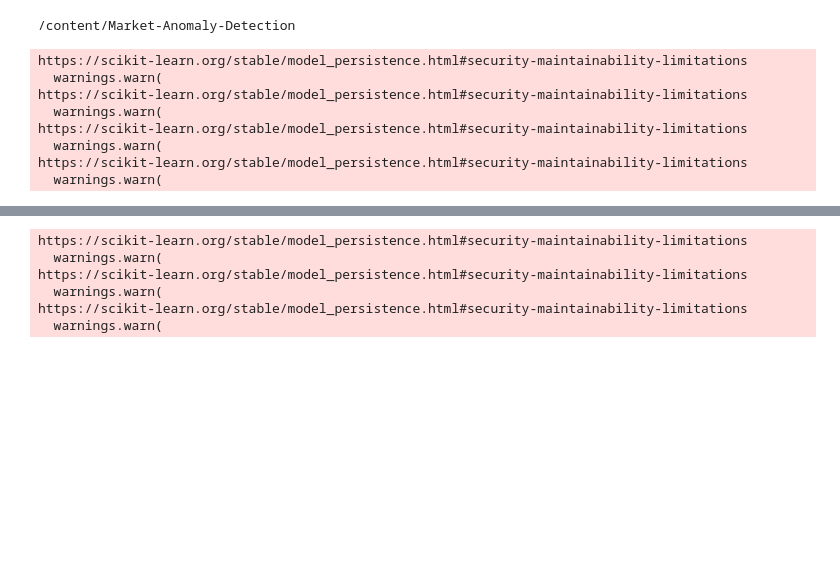
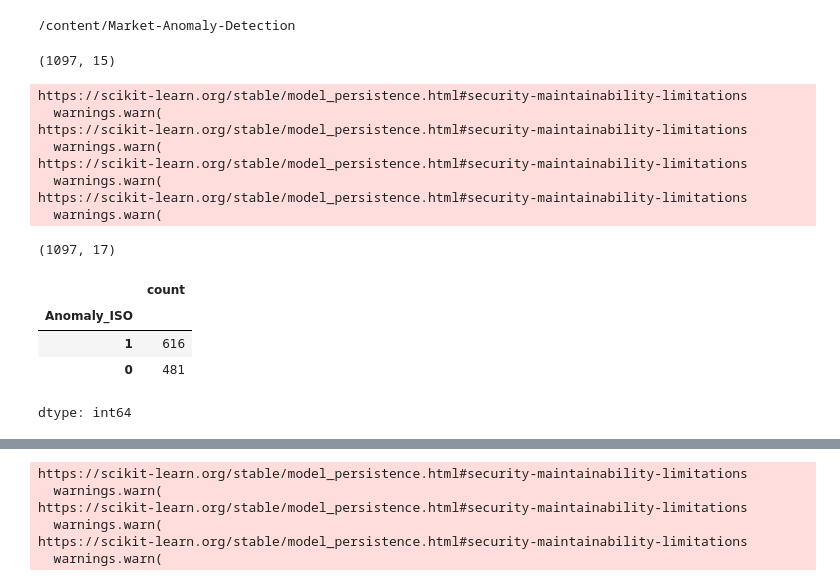
Before and after one commit to Sruthij93/Market-Anomaly-Detection, a Jupyter notebook: Market_Anomaly_Milestone2.ipynb, the cells around one changed output, grey strips where cells are left out. Saved outputs shown, nothing was run; the diff lists cells and outputs as text; code cells hidden in the pictures; blank space fills up the shorter version.

```diff
--- a/Market_Anomaly_Milestone2.ipynb
+++ b/Market_Anomaly_Milestone2.ipynb
@@ -39,6 +39,10 @@ Resolving deltas: 100% (39/39), done.
 /content/Market-Anomaly-Detection
 # %%
 sim_data = pd.read_csv('/content/Market-Anomaly-Detection/sim_financial_data.csv')
+# %%
+sim_data.shape
+# %% [output]
+(1097, 15)
 # %%
 # Clean the test data and conduct preprocessing
 
@@ -130,3 +137,15 @@ https://scikit-learn.org/stable/model_persistence.html#security-maintainability-
   warnings.warn(
 https://scikit-learn.org/stable/model_persistence.html#security-maintainability-limitations
   warnings.warn(
+# %%
+data_copy.shape
+# %% [output]
+(1097, 17)
+# %%
+data_copy['Anomaly_ISO'].value_counts()
+# %% [output]
+|  | count |
+| Anomaly_ISO |  |
+| 1 | 616 |
+| 0 | 481 |
+dtype: int64
```
Also changed, not shown: parts of 15 cells of this notebook.
